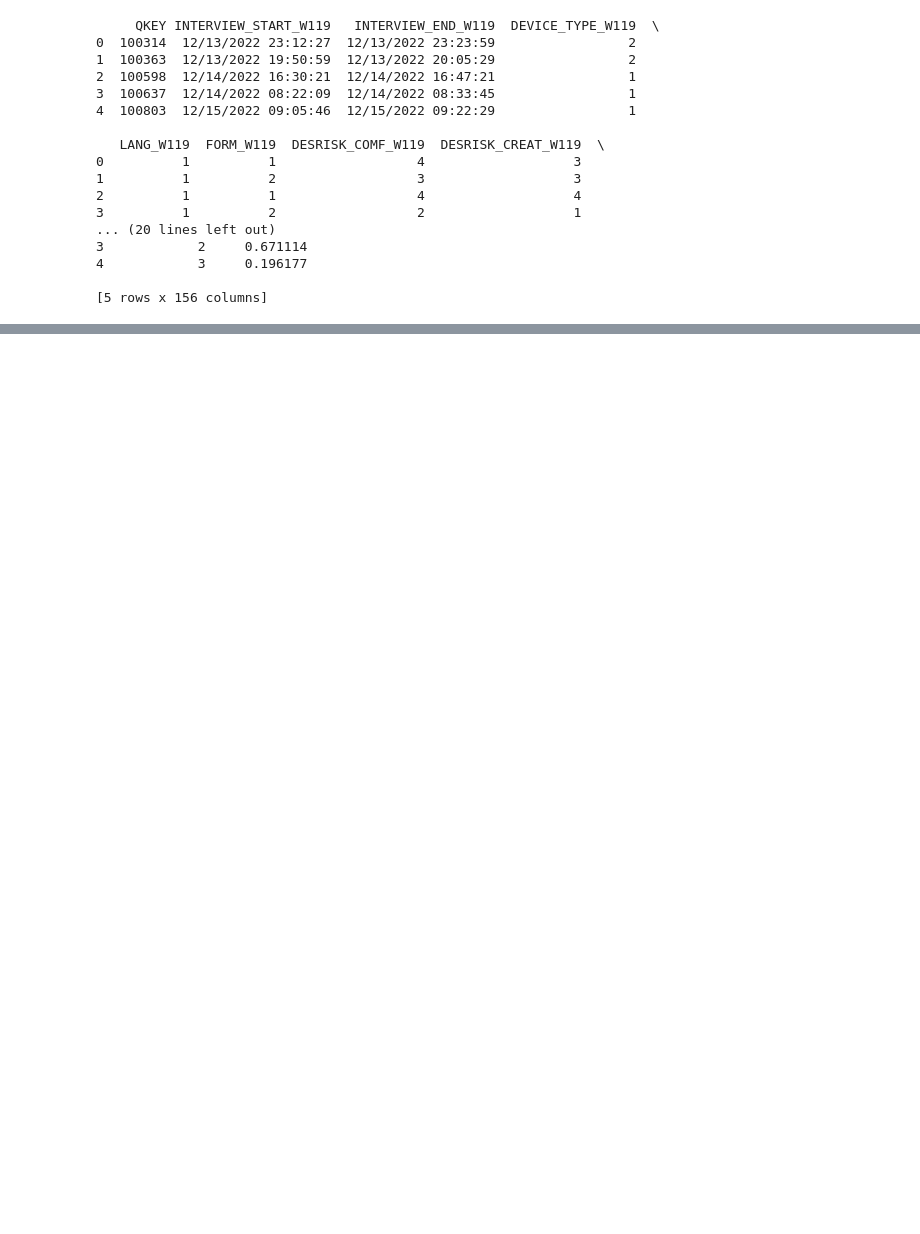
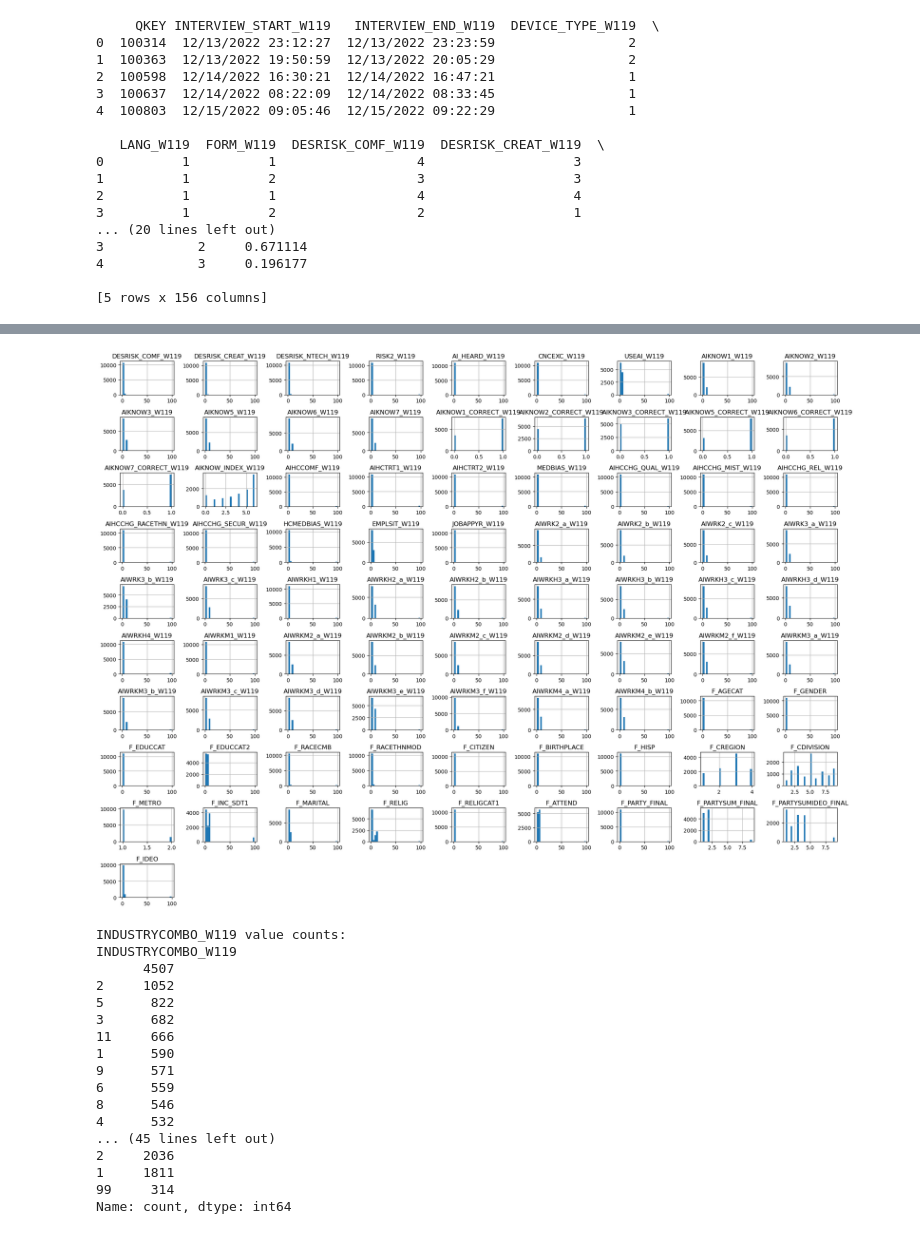
Before and after one commit to 57662584/MMAI5000_group_14_project, a Jupyter notebook: 5000 group project.ipynb, the cells around one changed output, grey strips where cells are left out. Saved outputs shown, nothing was run; the diff lists cells and outputs as text; code cells hidden in the pictures; blank space fills up the shorter version.

```diff
--- a/5000 group project.ipynb
+++ b/5000 group project.ipynb
@@ -36,0 +99,34 @@ df.columns = [col[:-5] + '_W119' if col.lower().endswith('_w119') else col for c
+# %%
+# 查看所有变量的分布情况
+import matplotlib.pyplot as plt
+
+# 数值型变量分布（直方图）
+num_cols = df_selected.select_dtypes(include=['number']).columns
+df_selected[num_cols].hist(figsize=(20, 15), bins=30)
+plt.tight_layout()
+plt.show()
+
+# 分类型变量分布（前10个变量的频数统计）
+cat_cols = df_selected.select_dtypes(include=['object', 'category']).columns
+for col in cat_cols[:10]:
+    print(f"\n{col} value counts:")
+    print(df_selected[col].value_counts(dropna=False))
+# %% [output]
+[figure, added]
+INDUSTRYCOMBO_W119 value counts:
+INDUSTRYCOMBO_W119
+      4507
+2     1052
+5      822
+3      682
+11     666
+1      590
+9      571
+6      559
+8      546
+4      532
+... (45 lines left out)
+2     2036
+1     1811
+99     314
+Name: count, dtype: int64
```
Also changed, not shown: parts of 4 cells of this notebook.
